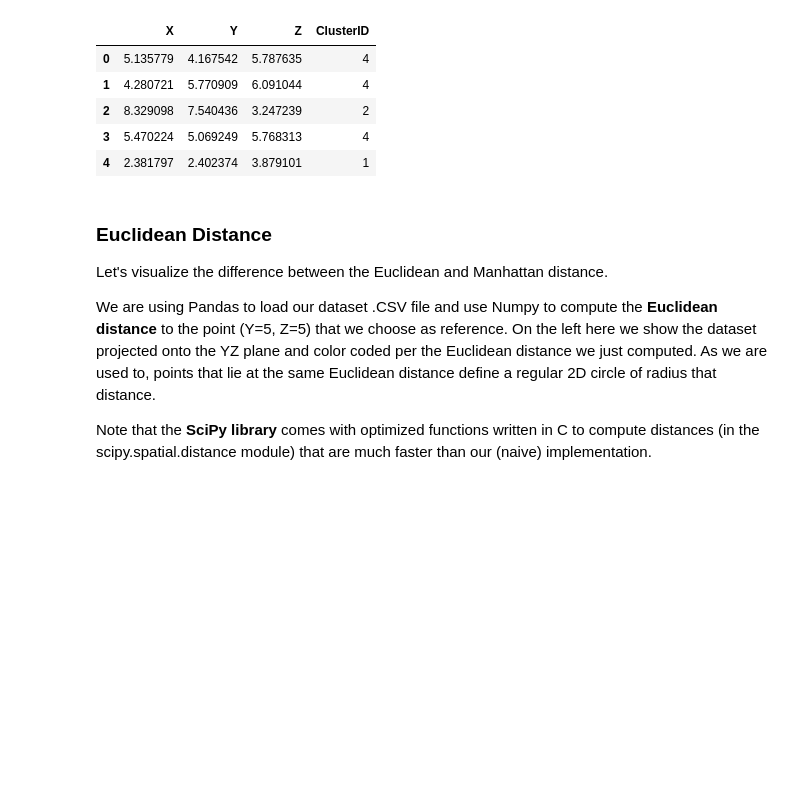
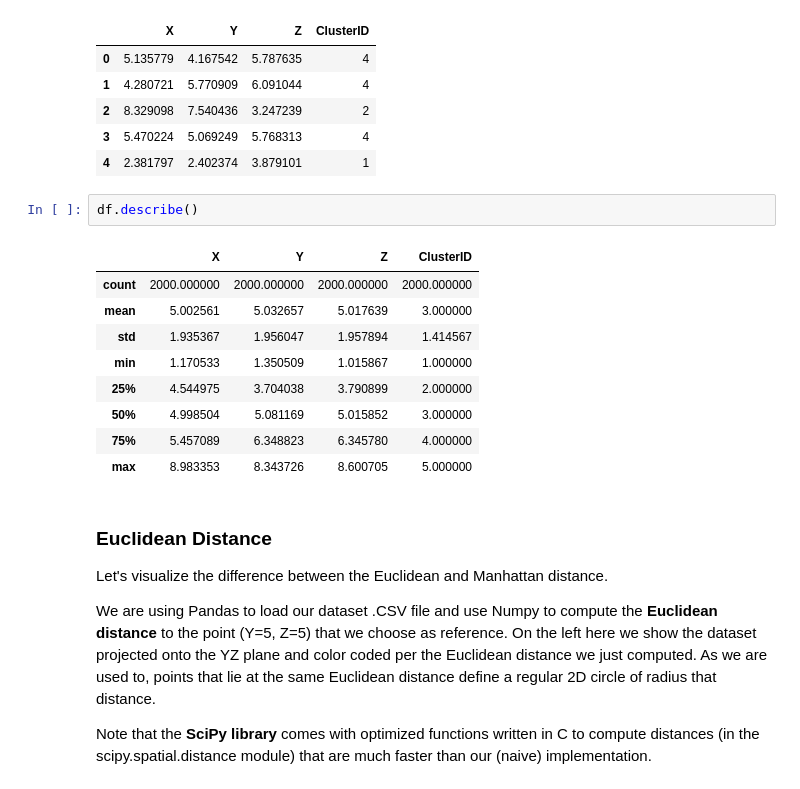
Before and after one commit to mkars01/Springboard, a Jupyter notebook: Case Study - Euclidean and Manhattan Distances/Euclidean_and_Manhattan_Distances_Case_Study.ipynb, the cells around one changed output. Drawn from its saved outputs; the diff is of its cells as text; blank space fills up the shorter version.

```diff
--- a/Case Study - Euclidean and Manhattan Distances/Euclidean_and_Manhattan_Distances_Case_Study.ipynb
+++ b/Case Study - Euclidean and Manhattan Distances/Euclidean_and_Manhattan_Distances_Case_Study.ipynb
@@ -20,6 +20,18 @@ df.head()
 | 2 | 8.329098 | 7.540436 | 3.247239 | 2 |
 | 3 | 5.470224 | 5.069249 | 5.768313 | 4 |
 | 4 | 2.381797 | 2.402374 | 3.879101 | 1 |
+# %%
+df.describe()
+# %% [output]
+|  | X | Y | Z | ClusterID |
+| count | 2000.000000 | 2000.000000 | 2000.000000 | 2000.000000 |
+| mean | 5.002561 | 5.032657 | 5.017639 | 3.000000 |
+| std | 1.935367 | 1.956047 | 1.957894 | 1.414567 |
+| min | 1.170533 | 1.350509 | 1.015867 | 1.000000 |
+| 25% | 4.544975 | 3.704038 | 3.790899 | 2.000000 |
+| 50% | 4.998504 | 5.081169 | 5.015852 | 3.000000 |
+| 75% | 5.457089 | 6.348823 | 6.345780 | 4.000000 |
+| max | 8.983353 | 8.343726 | 8.600705 | 5.000000 |
 # %% [markdown]
 ### Euclidean Distance
 
```
